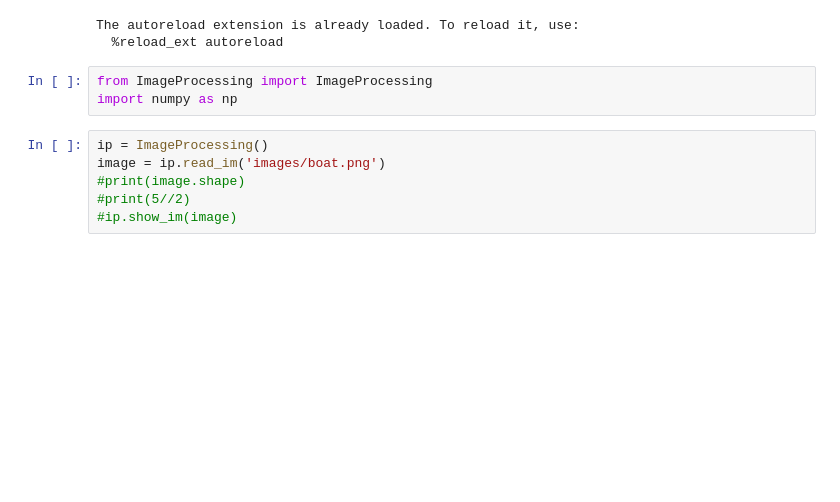
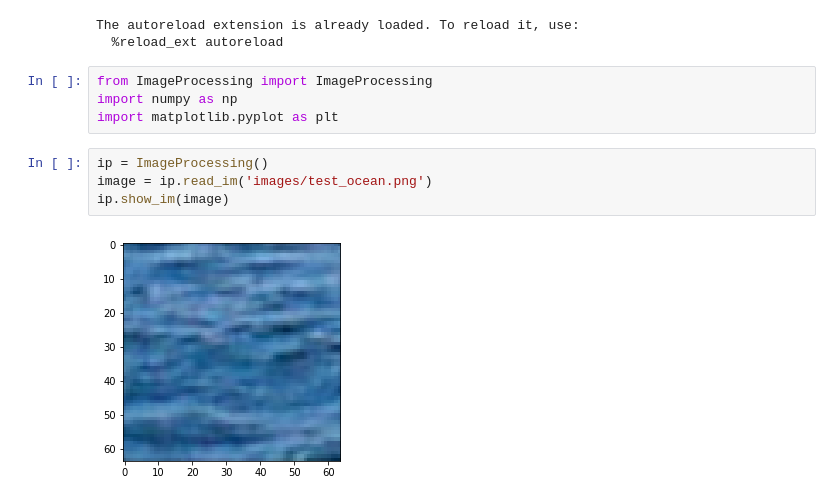
Before and after one commit to clemoberti/arf-project, a Jupyter notebook: sandbox.ipynb, the cells around one changed output. Drawn from its saved outputs; the diff is of its cells as text; blank space fills up the shorter version.

```diff
--- a/sandbox.ipynb
+++ b/sandbox.ipynb
@@ -7,9 +7,10 @@ The autoreload extension is already loaded. To reload it, use:
 # %%
 from ImageProcessing import ImageProcessing
 import numpy as np
+import matplotlib.pyplot as plt
 # %%
 ip = ImageProcessing()
-image = ip.read_im('images/boat.png')
-#print(image.shape)
-#print(5//2)
-#ip.show_im(image)
+image = ip.read_im('images/test_ocean.png')
+ip.show_im(image)
+# %% [output]
+[figure, added]
```
Also changed, not shown: parts of 22 cells of this notebook, 4 other files.
